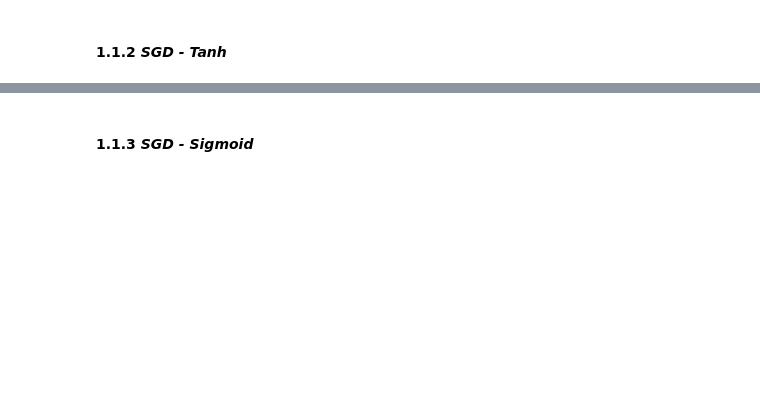
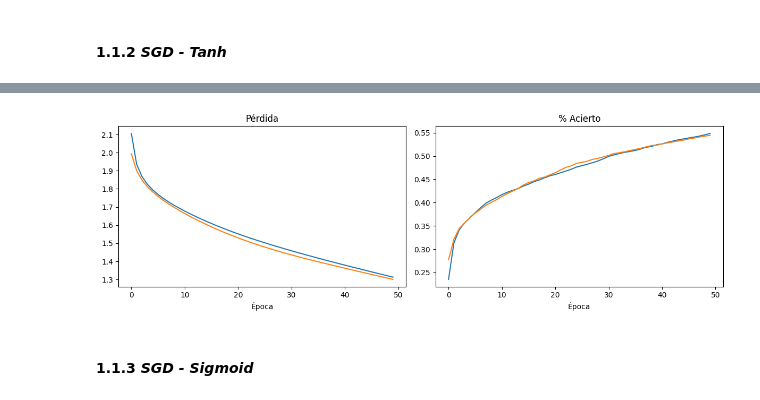
Before and after one commit to CristobalCabezas/deep_learning_duoc_2024, a Jupyter notebook: Respuesta_ET_Forma_C_ipynb.ipynb, the cells around one changed output, grey strips where cells are left out. Cells and saved outputs as stored; diff of their text form; code cells hidden in the pictures; blank space fills up the shorter version.

```diff
--- a/Respuesta_ET_Forma_C_ipynb.ipynb
+++ b/Respuesta_ET_Forma_C_ipynb.ipynb
@@ -179,12 +207,13 @@ model_sgd_tanh.summary()
 # %%
-sgd=SGD(learning_rate=0.01)
+#sgd=SGD(learning_rate=0.01)
 model_sgd_tanh.compile(
     loss='categorical_crossentropy',
-    optimizer=sgd,
+    optimizer='sgd',
     metrics=['accuracy']
 )
 
-h_sgd_tanh = model_sgd_tanh.fit(X, Y,
+h_sgd_tanh = model_sgd_tanh.fit(X_test,Y_test,
         epochs=50,
         batch_size=100,
+        validation_data=(X_test,Y_test)
     )
@@ -191,19 +238,23 @@ h_sgd_tanh = model_sgd_tanh.fit(X, Y,
 # %%
 # imprime la pérdida para cada época
 plt.figure(figsize=(12, 4))
 
 plt.subplot(1, 2, 2)
 plt.plot(h_sgd_tanh.history['accuracy'])
+plt.plot(h_sgd_tanh.history['val_accuracy'])
 plt.title('% Acierto')
 plt.xlabel('Época')
 
 plt.subplot(1, 2, 1)
 plt.plot(h_sgd_tanh.history['loss'])
+plt.plot(h_sgd_tanh.history['val_loss'])
 plt.title('Pérdida')
 plt.xlabel('Época')
 
 plt.tight_layout()
 plt.show()
+# %% [output]
+[figure, added]
 # %% [markdown]
 #### 1.1.3 *SGD - Sigmoid*
 # %%
```
Also changed, not shown: parts of 35 cells of this notebook.
